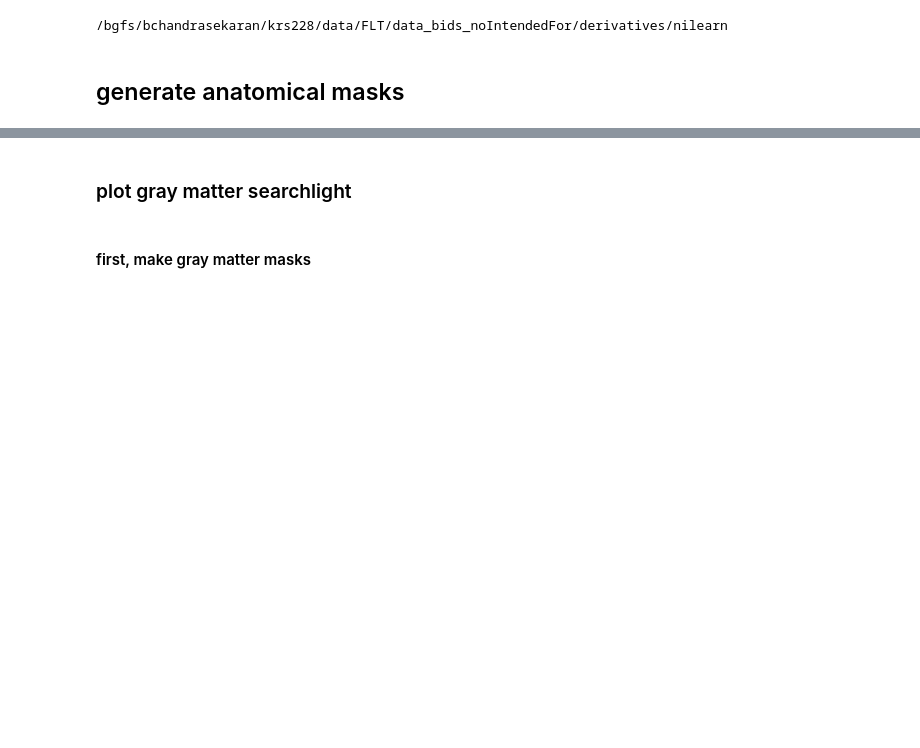
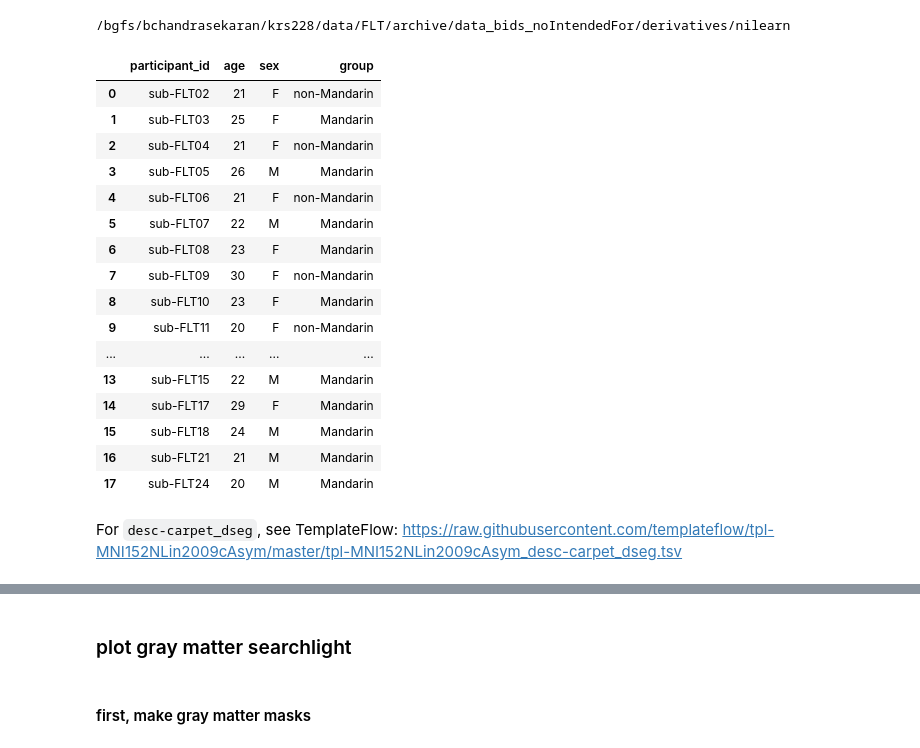
Before and after one commit to sitek/auditory_category_learning, a Jupyter notebook: multivariate/masking.ipynb, the cells around one changed output, grey strips where cells are left out. Drawn from its saved outputs; the diff is of its cells as text; code cells hidden in the pictures; blank space fills up the shorter version.

```diff
--- a/multivariate/masking.ipynb
+++ b/multivariate/masking.ipynb
@@ -9,7 +10,7 @@ from glob import glob
 project_dir = os.path.join('/bgfs/bchandrasekaran/krs228/data/', 'FLT/')
 fmriprep_dir = os.path.join(project_dir, 'derivatives', 'fmriprep_noSDC')
 
-bidsroot = os.path.join(project_dir, 'data_bids_noIntendedFor')
+bidsroot = os.path.join(project_dir, 'archive', 'data_bids_noIntendedFor')
 deriv_dir = os.path.join(bidsroot, 'derivatives')
 
 nilearn_dir = os.path.join(deriv_dir, 'nilearn')
@@ -17,5 +18,39 @@ print(nilearn_dir)
 
 task_list = ['tonecat']
 # %% [output]
-/bgfs/bchandrasekaran/krs228/data/FLT/data_bids_noIntendedFor/derivatives/nilearn
+/bgfs/bchandrasekaran/krs228/data/FLT/archive/data_bids_noIntendedFor/derivatives/nilearn
+# %%
+participants_fpath = os.path.join(bidsroot, 'participants.tsv')
+participants_df = pd.read_csv(participants_fpath, sep='\t')
+
+# subjects to ignore (not fully processed, etc.)
+ignore_subs = ['sub-FLT01',
+               'sub-FLT16',
+               'sub-FLT19', 'sub-FLT20',
+               'sub-FLT25', 'sub-FLT26',
+              ]
+participants_df.drop(participants_df[participants_df.participant_id.isin(ignore_subs)].index, inplace=True)
+
+# re-sort by participant ID
+participants_df.sort_values(by=['participant_id'], ignore_index=True, inplace=True)
+# %%
+participants_df
+# %% [output]
+|  | participant_id | age | sex | group |
+| 0 | sub-FLT02 | 21 | F | non-Mandarin |
+| 1 | sub-FLT03 | 25 | F | Mandarin |
+| 2 | sub-FLT04 | 21 | F | non-Mandarin |
+| 3 | sub-FLT05 | 26 | M | Mandarin |
+| 4 | sub-FLT06 | 21 | F | non-Mandarin |
+| 5 | sub-FLT07 | 22 | M | Mandarin |
+| 6 | sub-FLT08 | 23 | F | Mandarin |
+| 7 | sub-FLT09 | 30 | F | non-Mandarin |
+| 8 | sub-FLT10 | 23 | F | Mandarin |
+| 9 | sub-FLT11 | 20 | F | non-Mandarin |
+| ... | ... | ... | ... | ... |
+| 13 | sub-FLT15 | 22 | M | Mandarin |
+| 14 | sub-FLT17 | 29 | F | Mandarin |
+| 15 | sub-FLT18 | 24 | M | Mandarin |
+| 16 | sub-FLT21 | 21 | M | Mandarin |
+| 17 | sub-FLT24 | 20 | M | Mandarin |
 # %%
@@ -27,5 +62,5 @@ sub_list = sub_list_mand + sub_list_nman
-# %% [markdown]
-## generate anatomical masks
+# %% [markdown]
+For `desc-carpet_dseg`, see TemplateFlow: https://raw.githubusercontent.com/templateflow/tpl-MNI152NLin2009cAsym/master/tpl-MNI152NLin2009cAsym_desc-carpet_dseg.tsv
 # %%
 roi_dict_MNI_dseg = {'L-Caud': 35, 'L-Put': 36, 'L-HG': 189, 'L-PP': 187, 'L-PT': 191, 'L-STGa': 117, 'L-STGp': 119, 'L-ParsOp': 111, 'L-ParsTri': 109,
                      'R-Caud': 46, 'R-Put': 47, 'R-HG': 190, 'R-PP': 188, 'R-PT': 192, 'R-STGa': 118, 'R-STGp': 120, 'R-ParsOp': 112, 'R-ParsTri': 110, }
```
Also changed, not shown: parts of 20 cells of this notebook, 30 other files.
